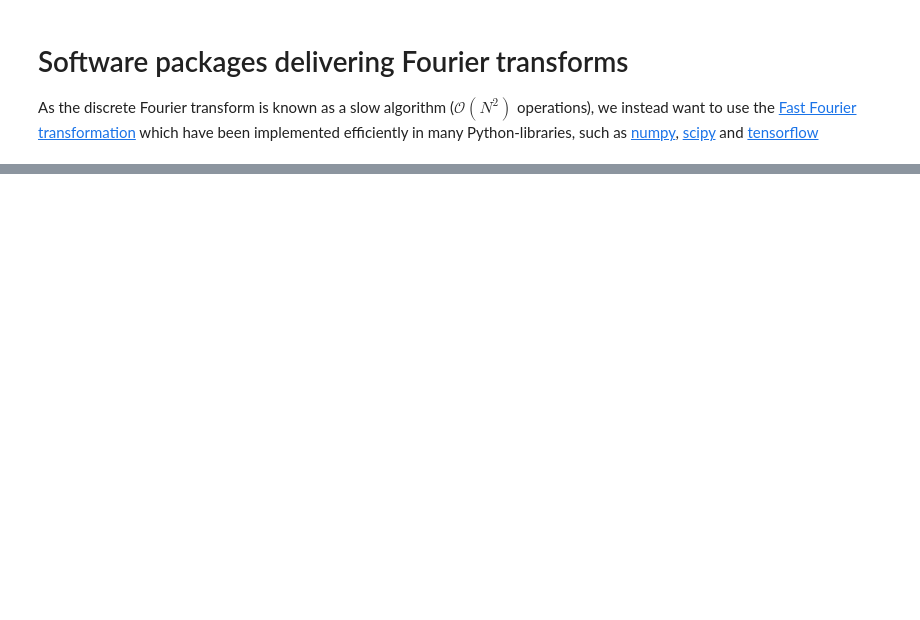
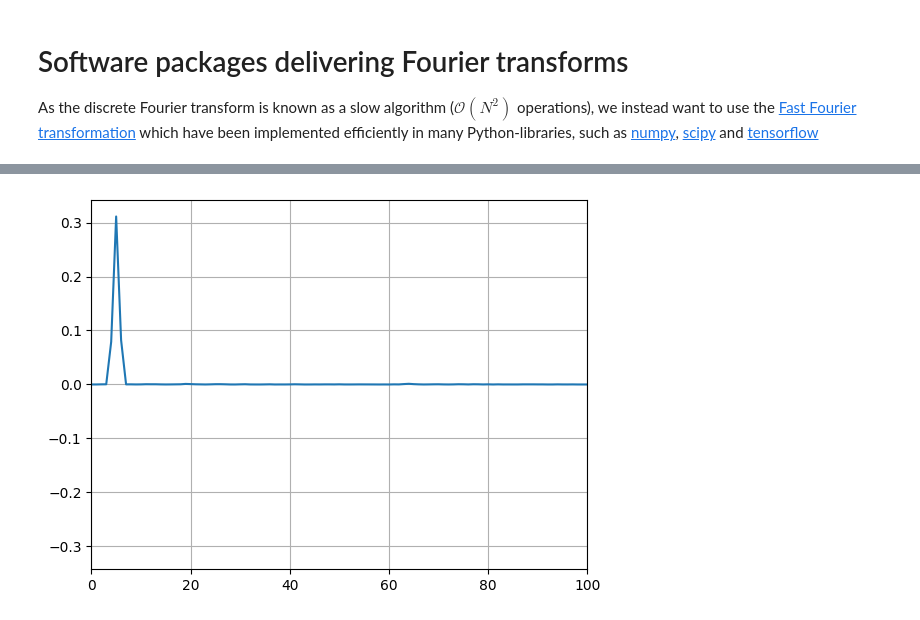
Before and after one commit to jorgensd/GearVibrationWorkshop, a Jupyter notebook: discrete_fourier_transform.ipynb, the cells around one changed output, grey strips where cells are left out. Drawn from its saved outputs; the diff is of its cells as text; code cells hidden in the pictures; blank space fills up the shorter version.

```diff
--- a/discrete_fourier_transform.ipynb
+++ b/discrete_fourier_transform.ipynb
@@ -226,0 +242,6 @@ plt.show()
+# %%
+plt.plot(freqs, pxx)
+plt.axis([0,100, -1.1*abs(max(pxx)),1.1*abs(max(pxx))])
+plt.grid()
+# %% [output]
+[figure, added]
```
Also changed, not shown: parts of 12 cells of this notebook.
